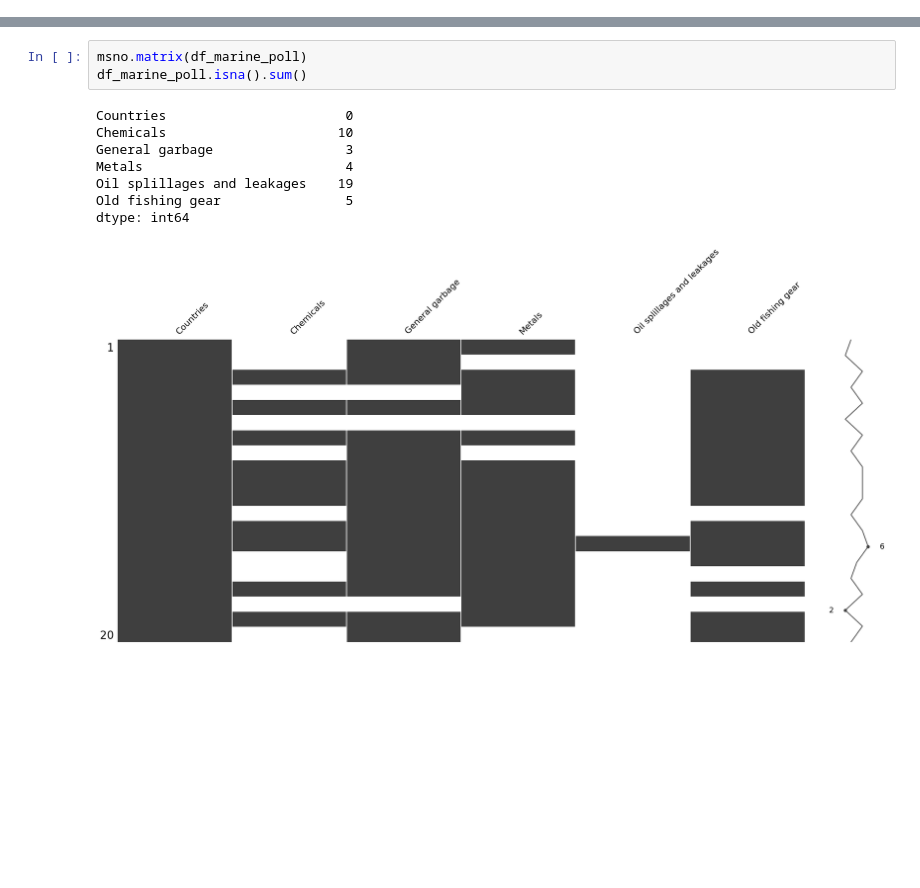
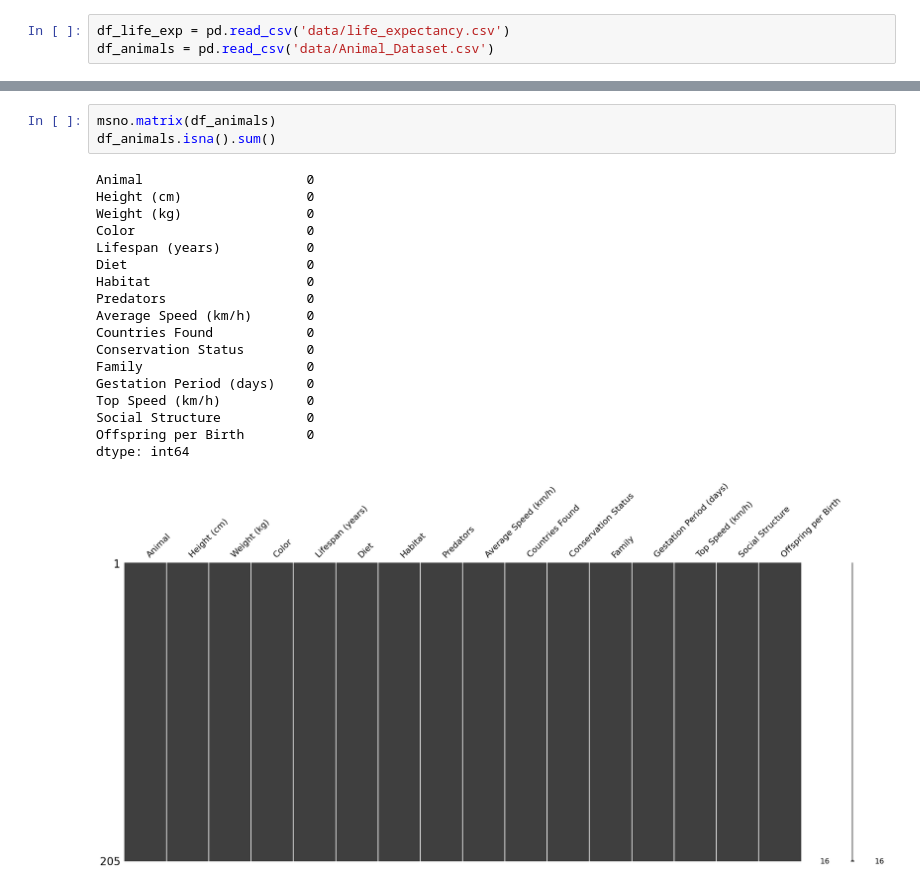
Before and after one commit to claraelisabeth/MachineLearning, a Jupyter notebook: preprocessing.ipynb, the cells around one changed output, grey strips where cells are left out. Saved outputs shown, nothing was run; the diff lists cells and outputs as text; blank space fills up the shorter version.

```diff
--- a/preprocessing.ipynb
+++ b/preprocessing.ipynb
@@ -0,0 +70,3 @@
+# %%
+df_life_exp = pd.read_csv('data/life_expectancy.csv')
+df_animals = pd.read_csv('data/Animal_Dataset.csv')
@@ -39,12 +379,22 @@ dtype: object
 # %%
-msno.matrix(df_marine_poll)
-df_marine_poll.isna().sum()
+msno.matrix(df_animals)
+df_animals.isna().sum()
 # %% [output]
-Countries                       0
-Chemicals                      10
-General garbage                 3
-Metals                          4
-Oil splillages and leakages    19
-Old fishing gear                5
+Animal                     0
+Height (cm)                0
+Weight (kg)                0
+Color                      0
+Lifespan (years)           0
+Diet                       0
+Habitat                    0
+Predators                  0
+Average Speed (km/h)       0
+Countries Found            0
+Conservation Status        0
+Family                     0
+Gestation Period (days)    0
+Top Speed (km/h)           0
+Social Structure           0
+Offspring per Birth        0
 dtype: int64
-[figure, old version]
+[figure, new version]
```
Also changed, not shown: parts of 30 cells of this notebook, 1 other file.
